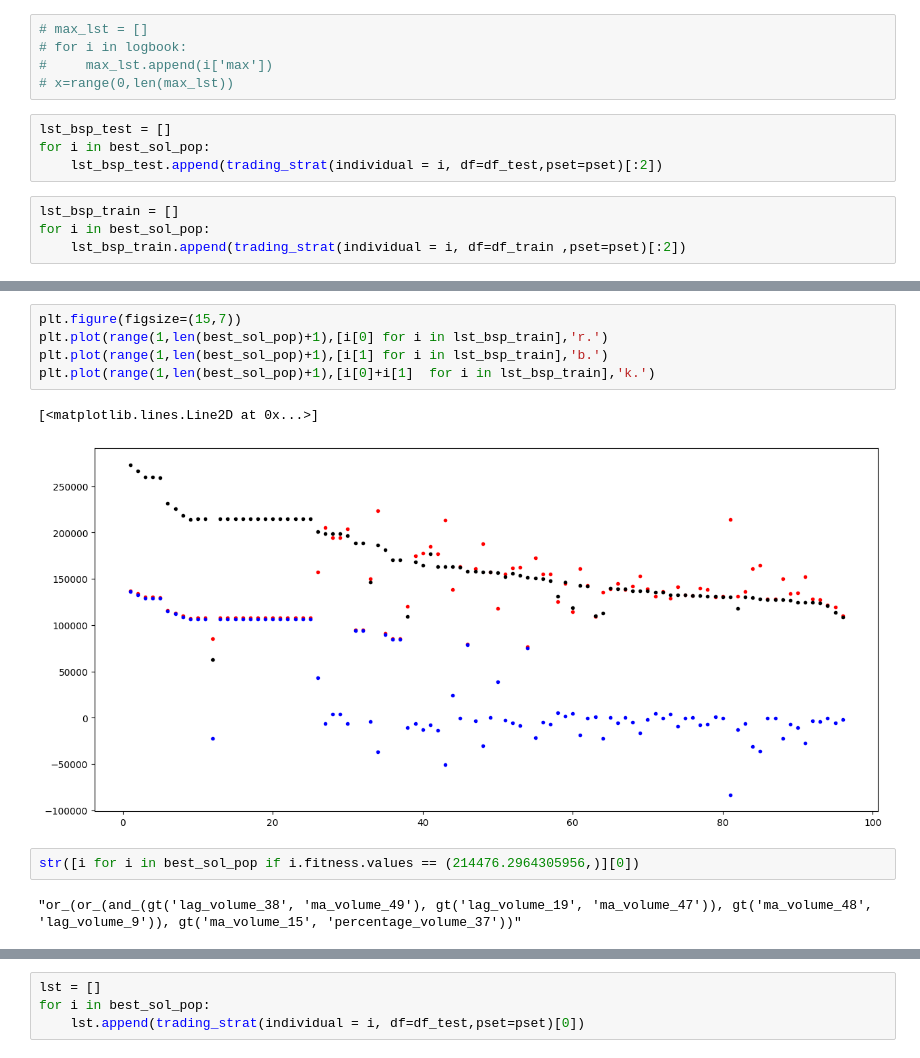
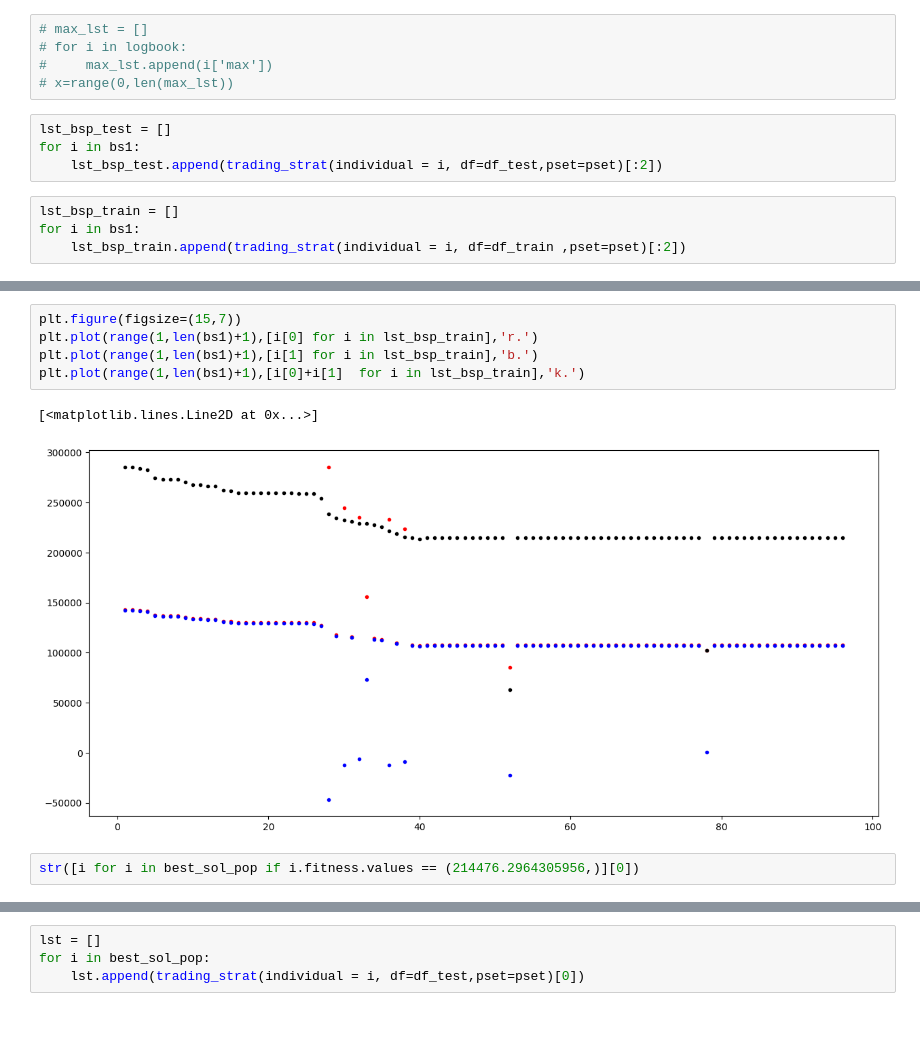
Before and after one commit to KhanNot/GP_trading_strategies, a Jupyter notebook: read_results.ipynb, the cells around one changed output, grey strips where cells are left out. Saved outputs shown, nothing was run; the diff lists cells and outputs as text; blank space fills up the shorter version.

Commit message:
Upload split best solutions from run2_gen1.

```diff
--- a/read_results.ipynb
+++ b/read_results.ipynb
@@ -198,11 +204,11 @@ print(per_list)
 # x=range(0,len(max_lst))
 # %%
 lst_bsp_test = []
-for i in best_sol_pop:
+for i in bs1:
     lst_bsp_test.append(trading_strat(individual = i, df=df_test,pset=pset)[:2])
 # %%
 lst_bsp_train = []
-for i in best_sol_pop:
+for i in bs1:
     lst_bsp_train.append(trading_strat(individual = i, df=df_train ,pset=pset)[:2])
 # %%
 plt.plot(range(1,len(best_sol_pop)+1),[i.fitness.values for i in best_sol_pop],'r.')
@@ -221,13 +227,11 @@ plt.plot(range(1,len(best_sol_pop)+1),[i[0]+i[1]  for i in lst_bsp_test],'k.')
 # %%
 plt.figure(figsize=(15,7))
-plt.plot(range(1,len(best_sol_pop)+1),[i[0] for i in lst_bsp_train],'r.')
-plt.plot(range(1,len(best_sol_pop)+1),[i[1] for i in lst_bsp_train],'b.')
-plt.plot(range(1,len(best_sol_pop)+1),[i[0]+i[1]  for i in lst_bsp_train],'k.')
+plt.plot(range(1,len(bs1)+1),[i[0] for i in lst_bsp_train],'r.')
+plt.plot(range(1,len(bs1)+1),[i[1] for i in lst_bsp_train],'b.')
+plt.plot(range(1,len(bs1)+1),[i[0]+i[1]  for i in lst_bsp_train],'k.')
 # %% [output]
 [<matplotlib.lines.Line2D at 0x...>]
-[figure, old version]
+[figure, new version]
 # %%
 str([i for i in best_sol_pop if i.fitness.values == (214476.2964305956,)][0])
-# %% [output]
-"or_(or_(and_(gt('lag_volume_38', 'ma_volume_49'), gt('lag_volume_19', 'ma_volume_47')), gt('ma_volume_48', 'lag_volume_9')), gt('ma_volume_15', 'percentage_volume_37'))"
 # %%
```
Also changed, not shown: parts of 13 cells of this notebook, 5 other files.
